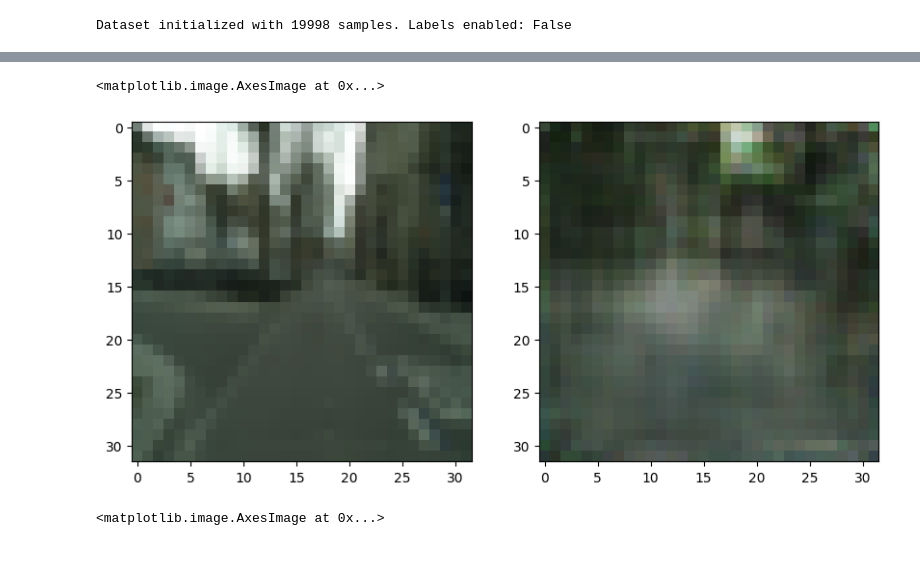
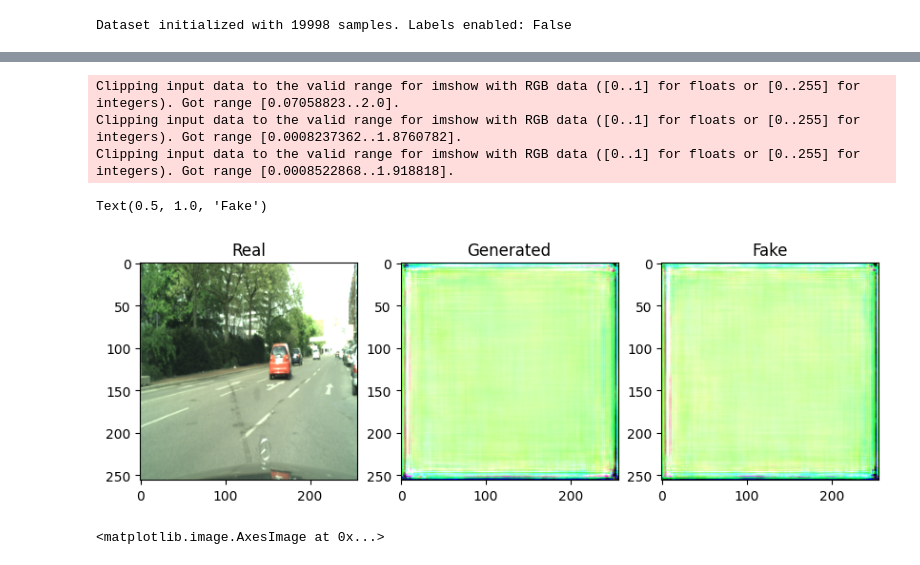
Before and after one commit to Ilias-Paralikas/Unsupervised-Learning, a Jupyter notebook: train.ipynb, the cells around one changed output, grey strips where cells are left out. Saved outputs shown, nothing was run; the diff lists cells and outputs as text; code cells hidden in the pictures.

```diff
--- a/train.ipynb
+++ b/train.ipynb
@@ -44,18 +41,34 @@ index_folder
 channels = config["models"]["channels"]
 z_dim = config["models"]["z_dim"]
 
+
+enc_block_depth = config["models"]["encoder"]["block_depth"]
+enc_residual = config["models"]["encoder"]["residual"]
+enc_use_norm = config["models"]["encoder"]["use_norm"]
+
 gen_block_depth = config["models"]["generator"]["block_depth"]
 gen_residual = config["models"]["generator"]["residual"]
+gen_use_norm = config["models"]["generator"]["use_norm"]
 
 
 disc_block_depth = config["models"]["discriminator"]["block_depth"]
 disc_residual = config["models"]["discriminator"]["residual"]
+disc_use_norm = config["models"]["discriminator"]["use_norm"]
+
 
 
 batch_size = config["training"]["batch_size"]
 
-gen_lr = config["training"]["gen_lr"]
-disc_lr = config["training"]["disc_lr"]
+
+enc_lr = config["training"]['encoder']['enc_lr']
+enc_rec_scale = config["training"]['encoder']['enc_rec_scale']
+enc_latent_scale = config["training"]['encoder']['enc_latent_scale']
+
+gen_lr = config["training"]['generator']['gen_lr']
+
+disc_lr = config["training"]['discriminator']['disc_lr']
+disc_drift_scale = config["training"]['discriminator']['disc_drift_scale']
+disc_gp_scale = config["training"]['discriminator']['disc_gp_scale']
 
 save_itter = config["training"]["save_itter"]
 
@@ -214,16 +291,30 @@ for epoch in range(0,epochs):
                 plt.savefig(os.path.join(img_path))
                 plt.close()
 # %%
-import matplotlib.pyplot as plt
-with torch.no_grad():
-    noise =torch.randn(8,z_dim,1,1).to(device)
-    fake = gen(noise)
-fig,ax = plt.subplots(1,2,figsize=(10,5))
-ax[0].imshow((real[-1][0].permute(1,2,0).cpu().numpy()+1)/2)
-ax[1].imshow((fake[-1][1].permute(1,2,0).cpu().numpy()+1)/2)
+noise =  torch.randn(1,z_dim,1,1).to(device)
+fake = gen(noise)
+disc_fake = disc(fake)
+
+real,_ = next(iter(loader))
+real = list_to_device(real,device)
+
+encoded_vector = enc(real)
+generated_real = gen(encoded_vector)
+# disc_real = disc(generated_real)
+
+fig,ax = plt.subplots(1,3,figsize=(10,5))
+ax[0].imshow(real[-1][0].cpu().detach().permute(1,2,0).numpy()+1)
+ax[0].set_title('Real')
+ax[1].imshow(generated_real[-1][0].cpu().detach().permute(1,2,0).numpy()+1)
+ax[1].set_title('Generated')
+ax[2].imshow(fake[-1][0].cpu().detach().permute(1,2,0).numpy()+1)
+ax[2].set_title('Fake')
 # %% [output]
-<matplotlib.image.AxesImage at 0x...>
+Clipping input data to the valid range for imshow with RGB data ([0..1] for floats or [0..255] for integers). Got range [0.07058823..2.0].
+Clipping input data to the valid range for imshow with RGB data ([0..1] for floats or [0..255] for integers). Got range [0.0008237362..1.8760782].
+Clipping input data to the valid range for imshow with RGB data ([0..1] for floats or [0..255] for integers). Got range [0.0008522868..1.918818].
+Text(0.5, 1.0, 'Fake')
-[figure, old version]
+[figure, new version]
 # %%
 import matplotlib.pyplot as plt
 
```
Also changed, not shown: parts of 5 cells of this notebook, 5 other files.
